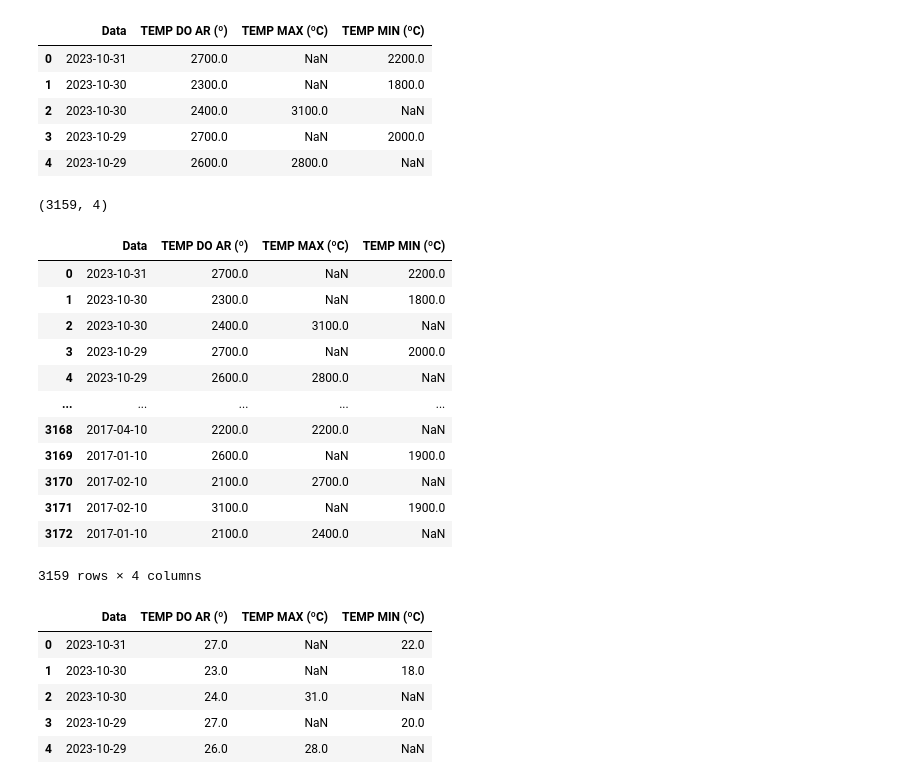
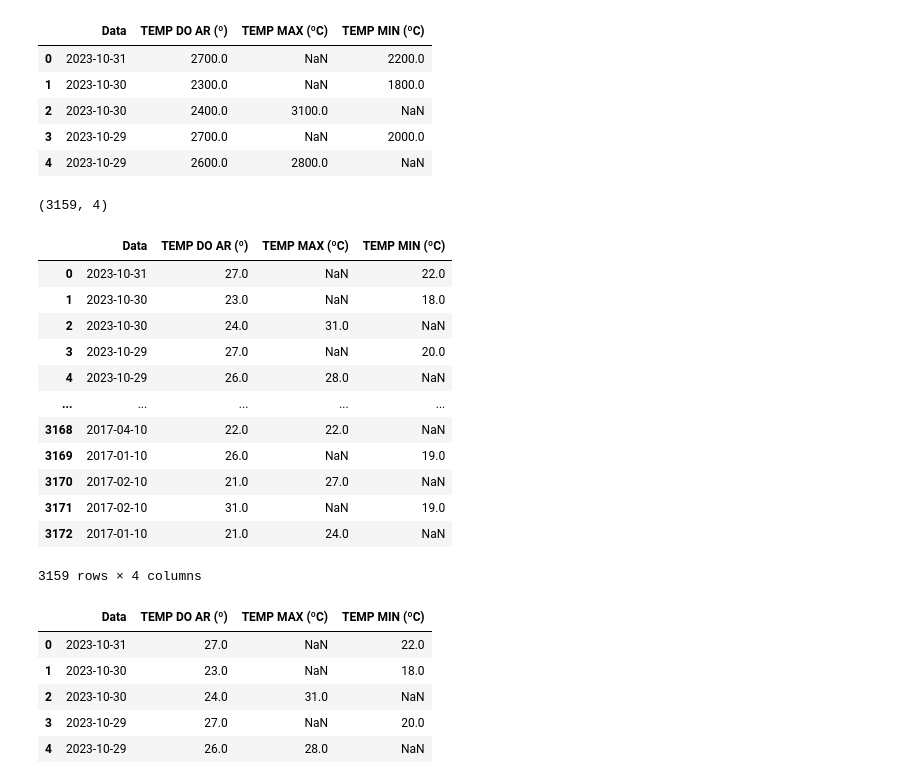
Before and after one commit to Felintox/Tera_Grupo, a Jupyter notebook: aplicando_modelo_arima_10_11.ipynb, the cells around one changed output. Cells and saved outputs as stored; diff of their text form; code cells hidden in the pictures.

```diff
--- a/aplicando_modelo_arima_10_11.ipynb
+++ b/aplicando_modelo_arima_10_11.ipynb
@@ -31,24 +31,31 @@ df_temperatura.head()
 # %%
 #Excluindo valores em que não tem DATA
 df_temperatura[df_temperatura['Data'].isnull()]
 empty_indices = df_temperatura[df_temperatura['Data'].isnull()].index.tolist()
 df_temperatura2=df_temperatura.drop(empty_indices)
+#Deixando na Escala Normal
+
+colunas_numericas_tmp=['TEMP DO AR (º)','TEMP MAX (ºC)','TEMP MIN (ºC)']
+df_temperatura2[colunas_numericas_tmp]=df_temperatura2[colunas_numericas_tmp].apply(lambda x: x / 100)
+df_temperatura2.head()
+
+
 print(df_temperatura2.shape)
 df_temperatura2
 # %% [output]
 (3159, 4)
 |  | Data | TEMP DO AR (º) | TEMP MAX (ºC) | TEMP MIN (ºC) |
-| 0 | 2023-10-31 | 2700.0 | NaN | 2200.0 |
-| 1 | 2023-10-30 | 2300.0 | NaN | 1800.0 |
-| 2 | 2023-10-30 | 2400.0 | 3100.0 | NaN |
-| 3 | 2023-10-29 | 2700.0 | NaN | 2000.0 |
-| 4 | 2023-10-29 | 2600.0 | 2800.0 | NaN |
+| 0 | 2023-10-31 | 27.0 | NaN | 22.0 |
+| 1 | 2023-10-30 | 23.0 | NaN | 18.0 |
+| 2 | 2023-10-30 | 24.0 | 31.0 | NaN |
+| 3 | 2023-10-29 | 27.0 | NaN | 20.0 |
+| 4 | 2023-10-29 | 26.0 | 28.0 | NaN |
 | ... | ... | ... | ... | ... |
-| 3168 | 2017-04-10 | 2200.0 | 2200.0 | NaN |
-| 3169 | 2017-01-10 | 2600.0 | NaN | 1900.0 |
-| 3170 | 2017-02-10 | 2100.0 | 2700.0 | NaN |
-| 3171 | 2017-02-10 | 3100.0 | NaN | 1900.0 |
-| 3172 | 2017-01-10 | 2100.0 | 2400.0 | NaN |
+| 3168 | 2017-04-10 | 22.0 | 22.0 | NaN |
+| 3169 | 2017-01-10 | 26.0 | NaN | 19.0 |
+| 3170 | 2017-02-10 | 21.0 | 27.0 | NaN |
+| 3171 | 2017-02-10 | 31.0 | NaN | 19.0 |
+| 3172 | 2017-01-10 | 21.0 | 24.0 | NaN |
 3159 rows × 4 columns
 # %%
 #Deixando na Escala Normal
```
Also changed, not shown: parts of 32 cells of this notebook.
